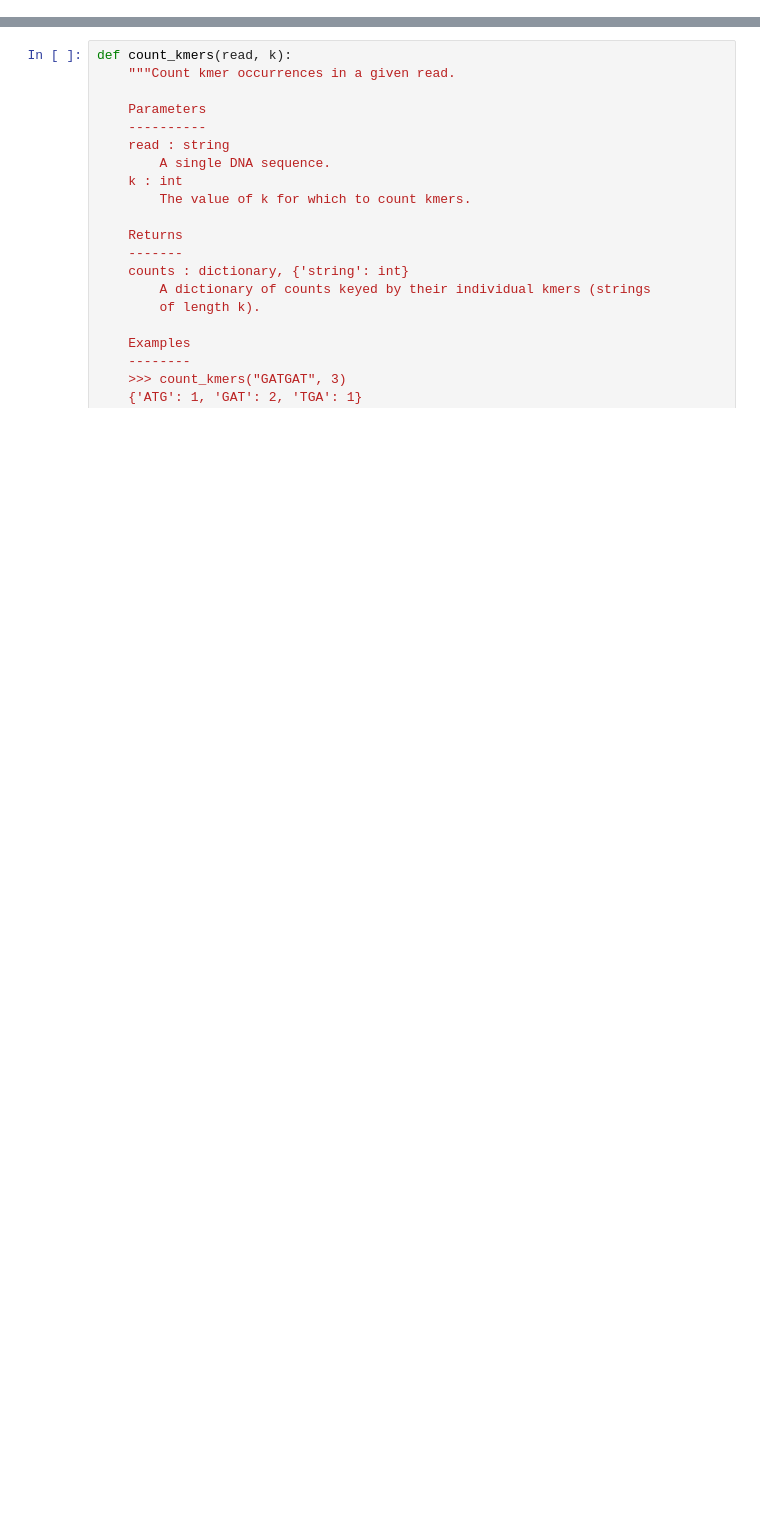
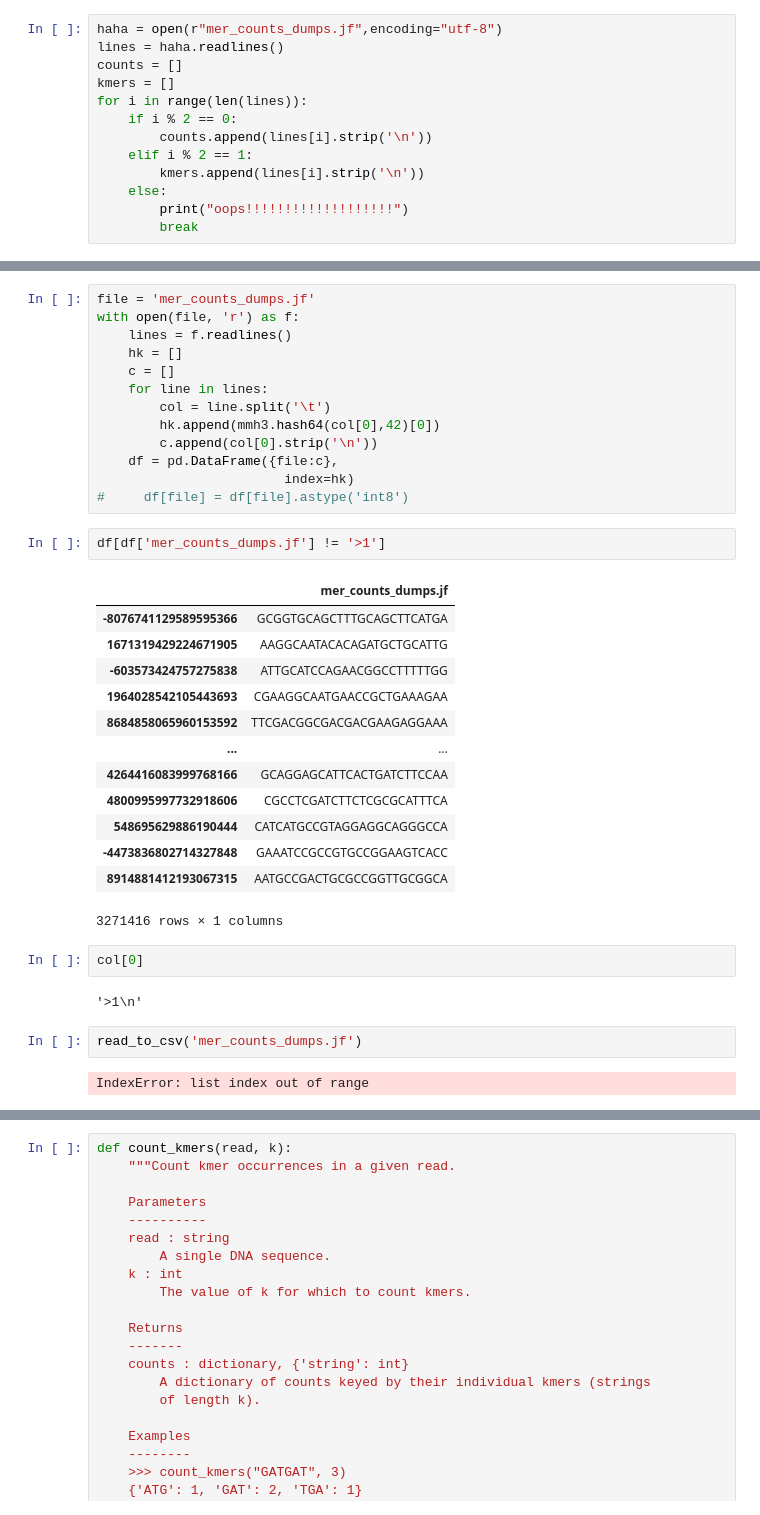
Before and after one commit to ComputationalPathogens/acheron, a Jupyter notebook: acheron/analysis.ipynb, the cells around one changed output, grey strips where cells are left out. Cells and saved outputs as stored; diff of their text form; blank space fills up the shorter version.

```diff
--- a/acheron/analysis.ipynb
+++ b/acheron/analysis.ipynb
@@ -126,0 +207,13 @@ array([[-0., -0., -0., ..., -0., -0., -0.],
+# %%
+haha = open(r"mer_counts_dumps.jf",encoding="utf-8")
+lines = haha.readlines()
+counts = []
+kmers = []
+for i in range(len(lines)):
+    if i % 2 == 0:
+        counts.append(lines[i].strip('\n'))
+    elif i % 2 == 1:
+        kmers.append(lines[i].strip('\n'))
+    else:
+        print("oops!!!!!!!!!!!!!!!!!!!")
+        break
@@ -126,0 +304,37 @@ array([[-0., -0., -0., ..., -0., -0., -0.],
+# %%
+file = 'mer_counts_dumps.jf'
+with open(file, 'r') as f:
+    lines = f.readlines()
+    hk = []
+    c = []
+    for line in lines:
+        col = line.split('\t')
+        hk.append(mmh3.hash64(col[0],42)[0])
+        c.append(col[0].strip('\n'))
+    df = pd.DataFrame({file:c},
+                        index=hk)
+#     df[file] = df[file].astype('int8')
+# %%
+df[df['mer_counts_dumps.jf'] != '>1']
+# %% [output]
+|  | mer_counts_dumps.jf |
+| -8076741129589595366 | GCGGTGCAGCTTTGCAGCTTCATGA |
+| 1671319429224671905 | AAGGCAATACACAGATGCTGCATTG |
+| -603573424757275838 | ATTGCATCCAGAACGGCCTTTTTGG |
+| 1964028542105443693 | CGAAGGCAATGAACCGCTGAAAGAA |
+| 8684858065960153592 | TTCGACGGCGACGACGAAGAGGAAA |
+| ... | ... |
+| 4264416083999768166 | GCAGGAGCATTCACTGATCTTCCAA |
+| 4800995997732918606 | CGCCTCGATCTTCTCGCGCATTTCA |
+| 548695629886190444 | CATCATGCCGTAGGAGGCAGGGCCA |
+| -4473836802714327848 | GAAATCCGCCGTGCCGGAAGTCACC |
+| 8914881412193067315 | AATGCCGACTGCGCCGGTTGCGGCA |
+3271416 rows × 1 columns
+# %%
+col[0]
+# %% [output]
+'>1\n'
+# %%
+read_to_csv('mer_counts_dumps.jf')
+# %% [output]
+IndexError: list index out of range
```
Also changed, not shown: parts of 67 cells of this notebook, 5 other files.
